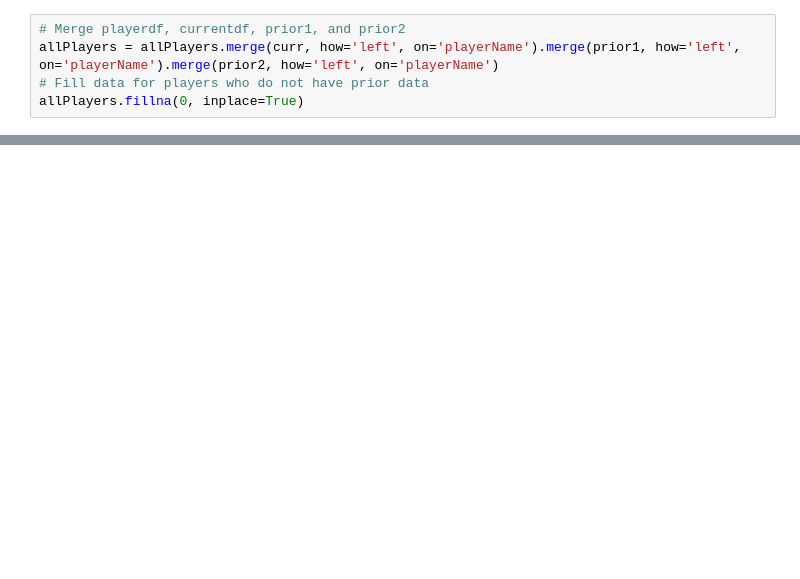
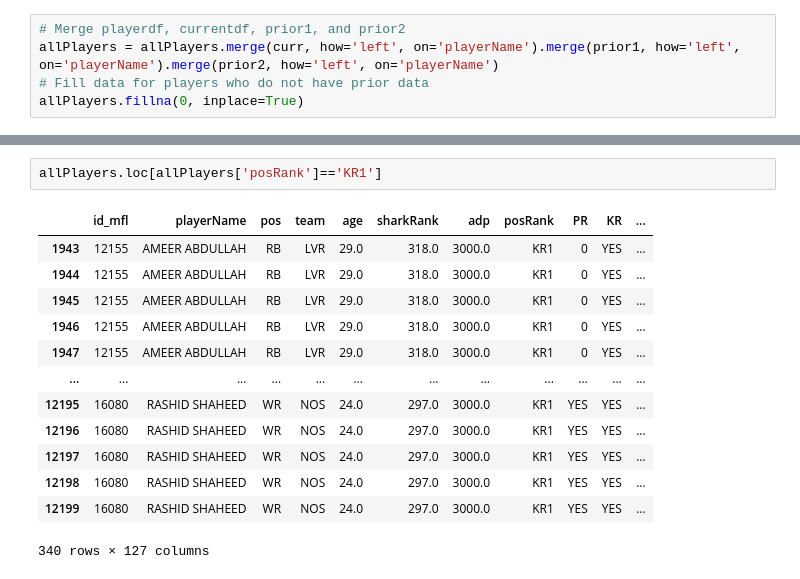
Before and after one commit to travisdharry/FantasyFootballApp, a Jupyter notebook: notebooks/scheduler.ipynb, the cells around one changed output, grey strips where cells are left out. Saved outputs shown, nothing was run; the diff lists cells and outputs as text; blank space fills up the shorter version.

```diff
--- a/notebooks/scheduler.ipynb
+++ b/notebooks/scheduler.ipynb
@@ -489,0 +259,16 @@ https://scikit-learn.org/stable/model_persistence.html#security-maintainability-
+# %%
+allPlayers.loc[allPlayers['posRank']=='KR1']
+# %% [output]
+|  | id_mfl | playerName | pos | team | age | sharkRank | adp | posRank | PR | KR | ... |
+| 1943 | 12155 | AMEER ABDULLAH | RB | LVR | 29.0 | 318.0 | 3000.0 | KR1 | 0 | YES | ... |
+| 1944 | 12155 | AMEER ABDULLAH | RB | LVR | 29.0 | 318.0 | 3000.0 | KR1 | 0 | YES | ... |
+| 1945 | 12155 | AMEER ABDULLAH | RB | LVR | 29.0 | 318.0 | 3000.0 | KR1 | 0 | YES | ... |
+| 1946 | 12155 | AMEER ABDULLAH | RB | LVR | 29.0 | 318.0 | 3000.0 | KR1 | 0 | YES | ... |
+| 1947 | 12155 | AMEER ABDULLAH | RB | LVR | 29.0 | 318.0 | 3000.0 | KR1 | 0 | YES | ... |
+| ... | ... | ... | ... | ... | ... | ... | ... | ... | ... | ... | ... |
+| 12195 | 16080 | RASHID SHAHEED | WR | NOS | 24.0 | 297.0 | 3000.0 | KR1 | YES | YES | ... |
+| 12196 | 16080 | RASHID SHAHEED | WR | NOS | 24.0 | 297.0 | 3000.0 | KR1 | YES | YES | ... |
+| 12197 | 16080 | RASHID SHAHEED | WR | NOS | 24.0 | 297.0 | 3000.0 | KR1 | YES | YES | ... |
+| 12198 | 16080 | RASHID SHAHEED | WR | NOS | 24.0 | 297.0 | 3000.0 | KR1 | YES | YES | ... |
+| 12199 | 16080 | RASHID SHAHEED | WR | NOS | 24.0 | 297.0 | 3000.0 | KR1 | YES | YES | ... |
+340 rows × 127 columns
```
Also changed, not shown: parts of 15 cells of this notebook, 3 other files.
